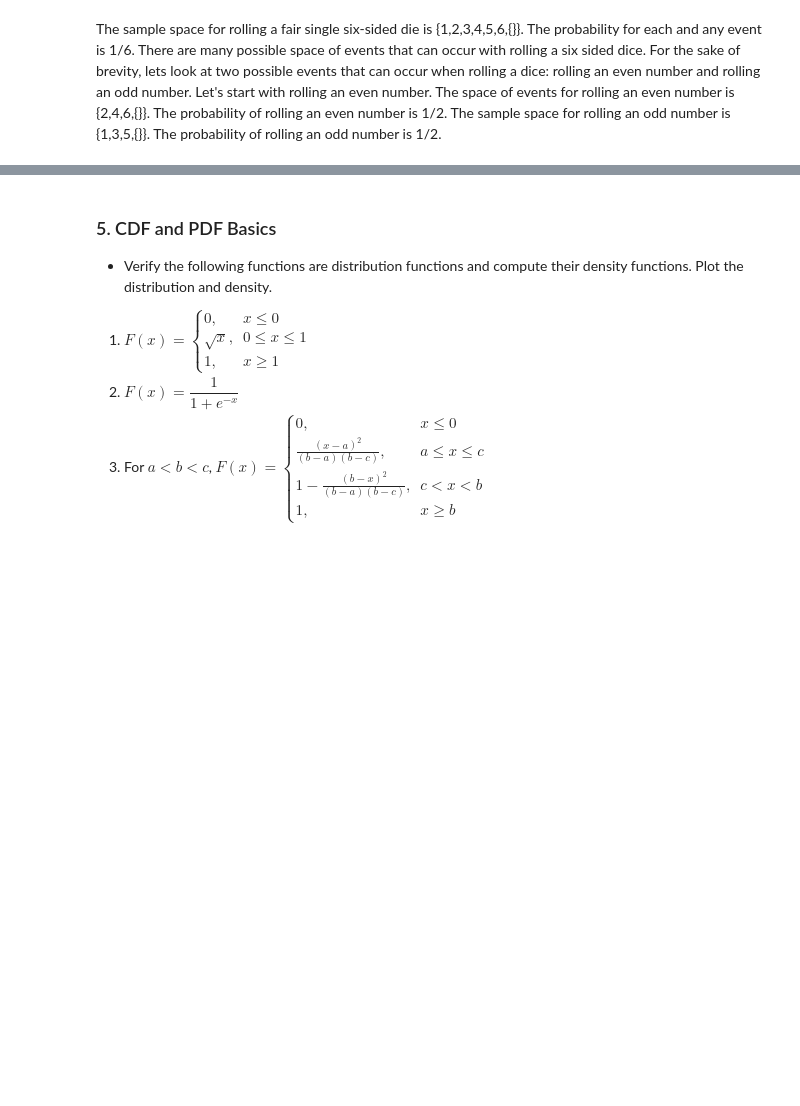
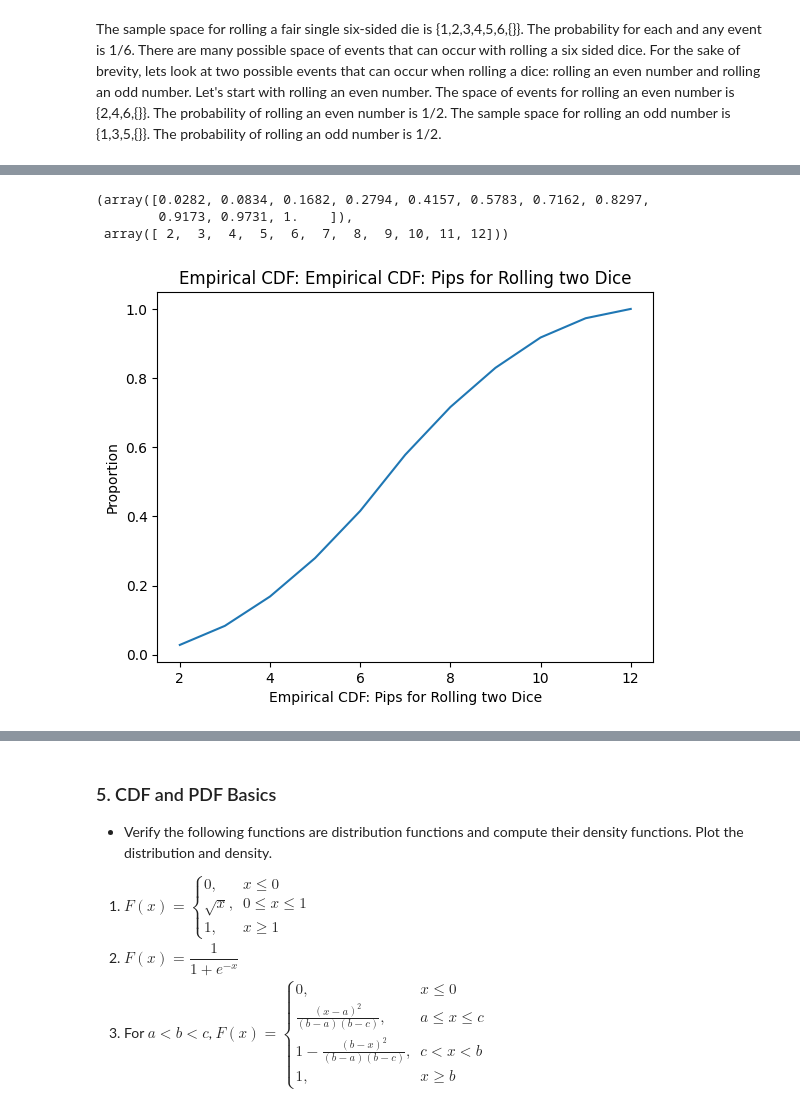
Before and after one commit to yani-iben/understanding_uncertainty_assignment6, a Jupyter notebook: assignment_6.ipynb, the cells around one changed output, grey strips where cells are left out. Saved outputs shown, nothing was run; the diff lists cells and outputs as text; code cells hidden in the pictures; blank space fills up the shorter version.

```diff
--- a/assignment_6.ipynb
+++ b/assignment_6.ipynb
@@ -96,0 +134,31 @@ The probabilities of the outcomes are
+# %%
+def two_dice_simulate(sim_num,num_dice=2):
+    # pips = []
+    rng = np.random.default_rng(seed=100) # Set the seed for reproducibility
+
+    draws = rng.integers(low=1, high=7, size=(sim_num,num_dice)) # randomly generates 10,000 rolls, each roll consists of two dice rolls
+    # now we want to sum each dice roll to get the pip
+    pips = draws.sum(axis=1)
+    # # calculating the random variable = the square root of the number of pips on the die to each outcome
+    # rand_var = np.sqrt(draws)
+    # # okay going to append the values to a list so that i can use the .unique function later
+    # pips.append(rand_var)
+    # # platting the ecdf
+    Z = np.sort(pd.Series(pips).unique())
+    compare = pd.Series(pips).to_numpy().reshape(-1,1) <= Z.reshape(1,-1)
+    ecdf = np.mean(compare,axis=0)
+    # Plot the ecdf:
+    title_str = 'Empirical CDF: Pips for Rolling two Dice'
+    plt.plot(Z,ecdf)
+    plt.title(f'Empirical CDF: {title_str}')
+    plt.ylabel('Proportion')
+    plt.xlabel(title_str)
+    return ecdf, Z
+
+
+two_dice_simulate(10000,2)
+# %% [output]
+(array([0.0282, 0.0834, 0.1682, 0.2794, 0.4157, 0.5783, 0.7162, 0.8297,
+        0.9173, 0.9731, 1.    ]),
+ array([ 2,  3,  4,  5,  6,  7,  8,  9, 10, 11, 12]))
+[figure, added]
```
Also changed, not shown: parts of 6 cells of this notebook.
